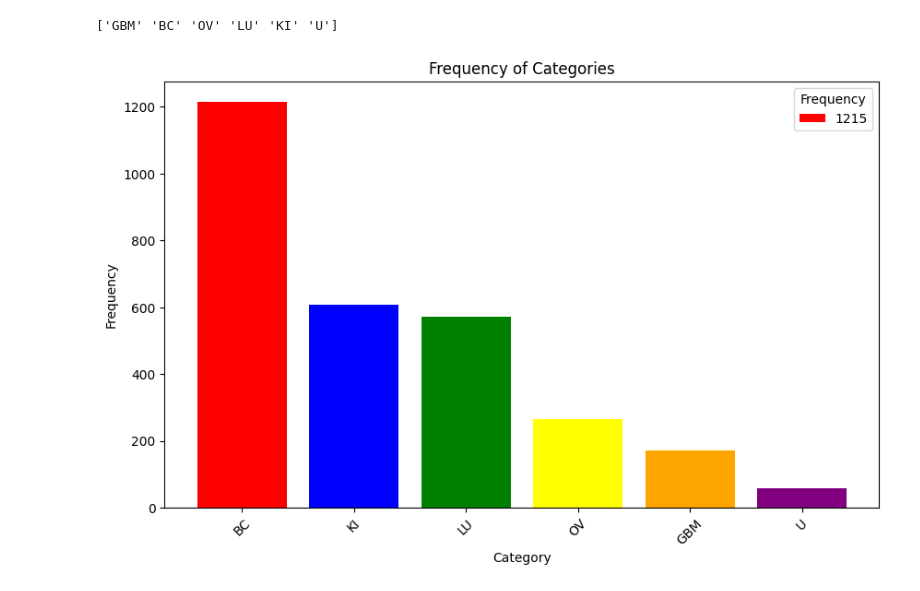
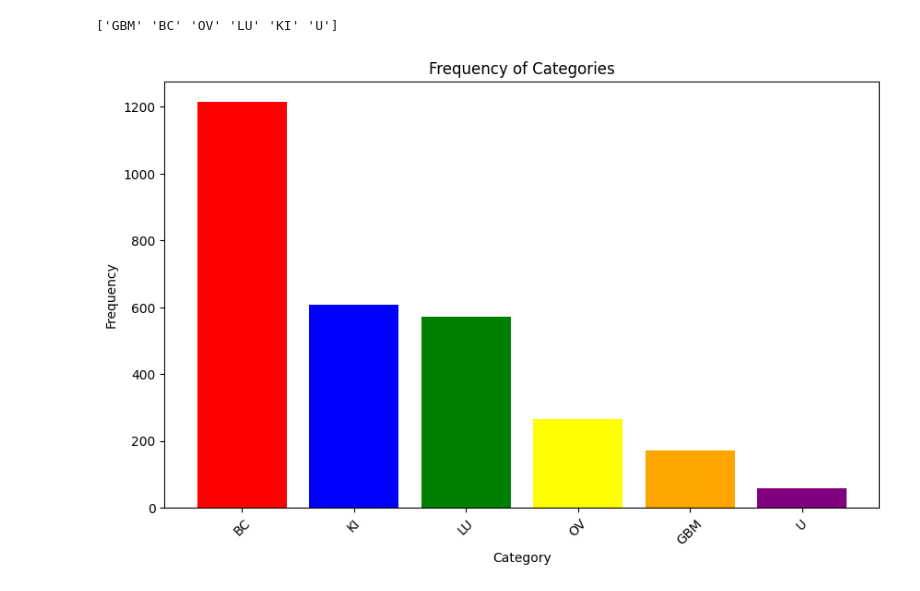
Before and after one commit to FelixJons/mve411-big-data-stats, a Jupyter notebook: assignment-1/per_class_notebook.ipynb, the cells around one changed output. Cells and saved outputs as stored; diff of their text form; code cells hidden in the pictures.

```diff
--- a/assignment-1/per_class_notebook.ipynb
+++ b/assignment-1/per_class_notebook.ipynb
@@ -39,29 +39,29 @@ print(df.iloc[:, -1].unique())
 # %%
 # Count the occurrences of each category
 category_counts = df.iloc[:, -1].value_counts()
 category_counts_list=category_counts.tolist()
 # Create a dictionary to map each class to a color
 class_colors = {'BC': 'red', 'KI': 'blue', 'LU': 'green', 'OV': 'yellow', 'GBM': 'orange', 'U': 'purple'}
 
 # Create a list of colors for each bar using the mapped colors
 colors = [class_colors.get(category, 'gray') for category in category_counts.index]
 
 # Create a bar chart with unique colors
 plt.figure(figsize=(10, 6))
 plt.bar(category_counts.index, category_counts.values, color=colors)
 
 # Add labels and title if needed
 plt.xlabel('Category')
 plt.ylabel('Frequency')
 plt.title('Frequency of Categories')
-plt.legend(category_counts_list, title='Frequency', loc='upper right')
+#plt.legend(category_counts_list, title='Frequency', loc='upper right')
 # Adjust the xticks if they are overlapping
 plt.xticks(rotation=45)
 
 # Show the plot
 plt.show()
 # %% [output]
-[figure, old version]
+[figure, new version]
 # %%
 # Classifiers
 classifiers = {
```
Also changed, not shown: parts of 6 cells of this notebook, 20 other files.
